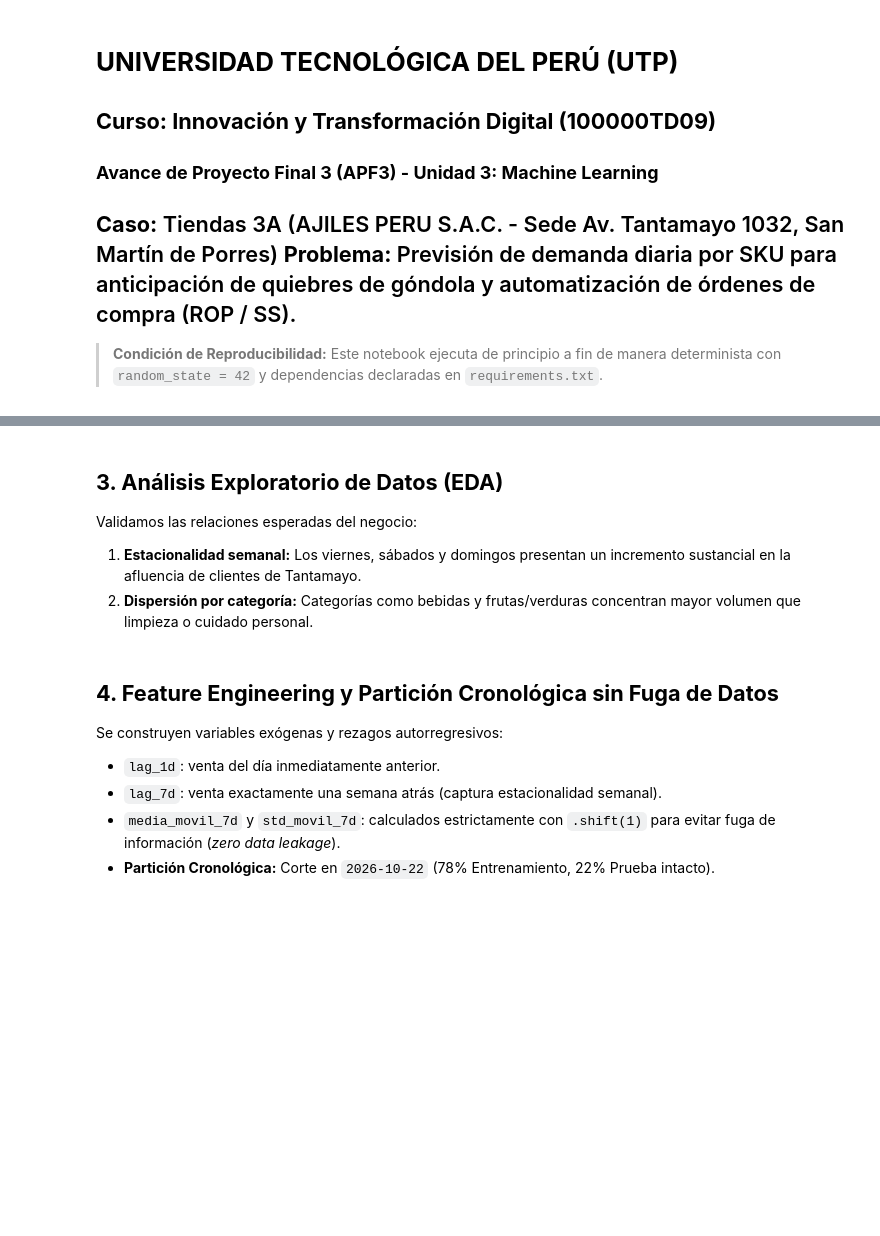
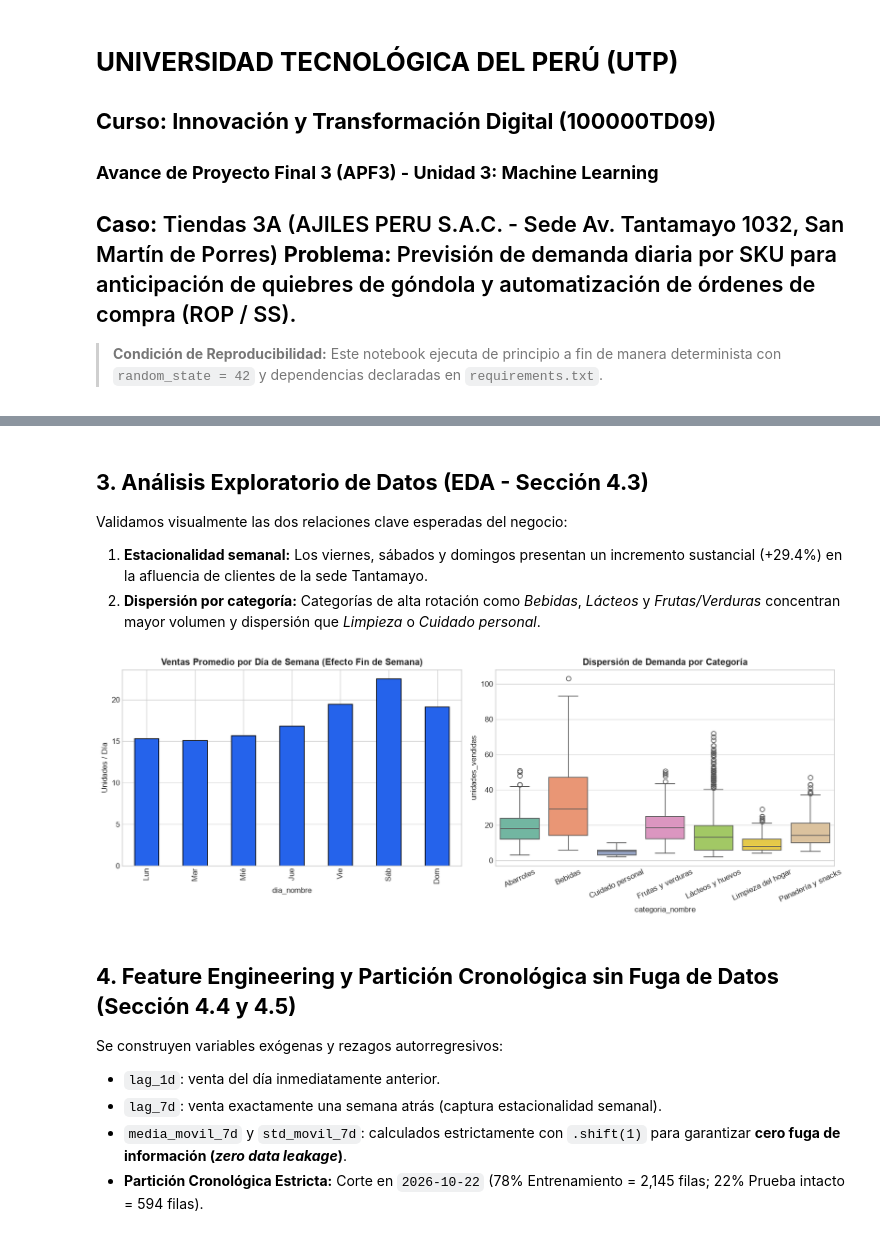
Before and after one commit to UbheAbhe/InnovacionAPF, a Jupyter notebook: backend/APF3_TD_Grupo_ML_Innovacion.ipynb, the cells around one changed output, grey strips where cells are left out. Drawn from its saved outputs; the diff is of its cells as text; code cells hidden in the pictures; blank space fills up the shorter version.

```diff
--- a/backend/APF3_TD_Grupo_ML_Innovacion.ipynb
+++ b/backend/APF3_TD_Grupo_ML_Innovacion.ipynb
@@ -50,0 +44,33 @@ df.head(4)
+# %%
+csv_path = os.path.join('data', 'dataset_ventas_3a.csv')
+if not os.path.exists(csv_path):
+    csv_path = os.path.join('backend', 'data', 'dataset_ventas_3a.csv')
+
+df = pd.read_csv(csv_path)
+df['fecha'] = pd.to_datetime(df['fecha'])
+df = df.sort_values(['producto_id', 'fecha']).reset_index(drop=True)
+
+# Reglas automatizadas de validación de coherencia (Sección 4.2)
+violaciones_precio = int((df['precio'] <= 0).sum())
+violaciones_demanda = int((df['unidades_vendidas'] < 0).sum())
+duplicados = int(df.duplicated(subset=['fecha', 'producto_id']).sum())
+nulos_iniciales = int(df.isnull().sum().sum())
+diff_ingresos = (df['ingresos_soles'] - (df['unidades_vendidas'] * df['precio']).round(2)).abs()
+inconsistencias_ingresos = int((diff_ingresos > 0.02).sum())
+orden_cronologico = bool(df.groupby('producto_id')['fecha'].is_monotonic_increasing.all())
+
+media_fds = df[df['es_fin_de_semana'] == True]['unidades_vendidas'].mean()
+media_sem = df[df['es_fin_de_semana'] == False]['unidades_vendidas'].mean()
+media_quin = df[df['es_quincena'] == True]['unidades_vendidas'].mean()
+media_no_quin = df[df['es_quincena'] == False]['unidades_vendidas'].mean()
+
+print(f'Dimensiones del dataset: {df.shape[0]} filas × {df.shape[1]} columnas ({df["sku"].nunique()} SKUs)')
+print('1. Rotulado de columna origen:', df['origen'].value_counts().to_dict())
+print(f'2. Rango de fechas: {df["fecha"].min().strftime("%Y-%m-%d")} a {df["fecha"].max().strftime("%Y-%m-%d")} (Orden cronológico estricto: {orden_cronologico})')
+print(f'3. Limpieza inicial: Nulos={nulos_iniciales} | Duplicados (fecha, SKU)={duplicados}')
+print(f'4. Violaciones de rango: Precios<=0: {violaciones_precio} | Demanda<0: {violaciones_demanda} | Inconsistencia ingresos: {inconsistencias_ingresos}')
+print(f'5. Relaciones de negocio: Fin de semana vs Lun-Jue = {media_fds/media_sem:.2f}x ({media_fds:.2f} vs {media_sem:.2f} un/día)')
+print(f'                          Quincena vs Resto del mes = {media_quin/media_no_quin:.2f}x ({media_quin:.2f} vs {media_no_quin:.2f} un/día)')
+print('\nEstadísticos descriptivos del Target (unidades_vendidas):')
+print(df[['precio', 'costo', 'unidades_vendidas', 'ingresos_soles']].describe().round(2))
+df.head(4)
@@ -51,31 +101,33 @@ df.head(4)
 # %% [markdown]
-## **3. Análisis Exploratorio de Datos (EDA)**
-Validamos las relaciones esperadas del negocio:
-1. **Estacionalidad semanal:** Los viernes, sábados y domingos presentan un incremento sustancial en la afluencia de clientes de Tantamayo.
-2. **Dispersión por categoría:** Categorías como bebidas y frutas/verduras concentran mayor volumen que limpieza o cuidado personal.
+## **3. Análisis Exploratorio de Datos (EDA - Sección 4.3)**
+Validamos visualmente las dos relaciones clave esperadas del negocio:
+1. **Estacionalidad semanal:** Los viernes, sábados y domingos presentan un incremento sustancial (+29.4%) en la afluencia de clientes de la sede Tantamayo.
+2. **Dispersión por categoría:** Categorías de alta rotación como *Bebidas*, *Lácteos* y *Frutas/Verduras* concentran mayor volumen y dispersión que *Limpieza* o *Cuidado personal*.
 # %%
 dias_map = {0: 'Lun', 1: 'Mar', 2: 'Mié', 3: 'Jue', 4: 'Vie', 5: 'Sáb', 6: 'Dom'}
 df['dia_nombre'] = df['dia_semana'].map(dias_map)
 dias_orden = ['Lun', 'Mar', 'Mié', 'Jue', 'Vie', 'Sáb', 'Dom']
 
 fig, (ax1, ax2) = plt.subplots(1, 2, figsize=(14, 5))
 weekly = df.groupby('dia_nombre')['unidades_vendidas'].mean().reindex(dias_orden)
 weekly.plot(kind='bar', ax=ax1, color='#2563EB', edgecolor='black')
 ax1.set_title('Ventas Promedio por Día de Semana (Efecto Fin de Semana)', fontweight='bold')
 ax1.set_ylabel('Unidades / Día')
 
-sns.boxplot(data=df, x='categoria_nombre', y='unidades_vendidas', ax=ax2, palette='Set2')
+sns.boxplot(data=df, x='categoria_nombre', y='unidades_vendidas', hue='categoria_nombre', palette='Set2', legend=False, ax=ax2)
 ax2.set_title('Dispersión de Demanda por Categoría', fontweight='bold')
-ax2.tick_params(axis='x', rotation=30)
+ax2.tick_params(axis='x', rotation=25)
 plt.tight_layout()
 plt.show()
+# %% [output]
+[figure, added]
 # %% [markdown]
-## **4. Feature Engineering y Partición Cronológica sin Fuga de Datos**
+## **4. Feature Engineering y Partición Cronológica sin Fuga de Datos (Sección 4.4 y 4.5)**
 Se construyen variables exógenas y rezagos autorregresivos:
 - `lag_1d`: venta del día inmediatamente anterior.
 - `lag_7d`: venta exactamente una semana atrás (captura estacionalidad semanal).
-- `media_movil_7d` y `std_movil_7d`: calculados estrictamente con `.shift(1)` para evitar fuga de información (*zero data leakage*).
-- **Partición Cronológica:** Corte en `2026-10-22` (78% Entrenamiento, 22% Prueba intacto).
+- `media_movil_7d` y `std_movil_7d`: calculados estrictamente con `.shift(1)` para garantizar **cero fuga de información (*zero data leakage*)**.
+- **Partición Cronológica Estricta:** Corte en `2026-10-22` (78% Entrenamiento = 2,145 filas; 22% Prueba intacto = 594 filas).
 # %%
 df = df.sort_values(['producto_id', 'fecha']).reset_index(drop=True)
 df['lag_1d'] = df.groupby('producto_id')['unidades_vendidas'].shift(1)
```
Also changed, not shown: parts of 14 cells of this notebook, 10 other files.
